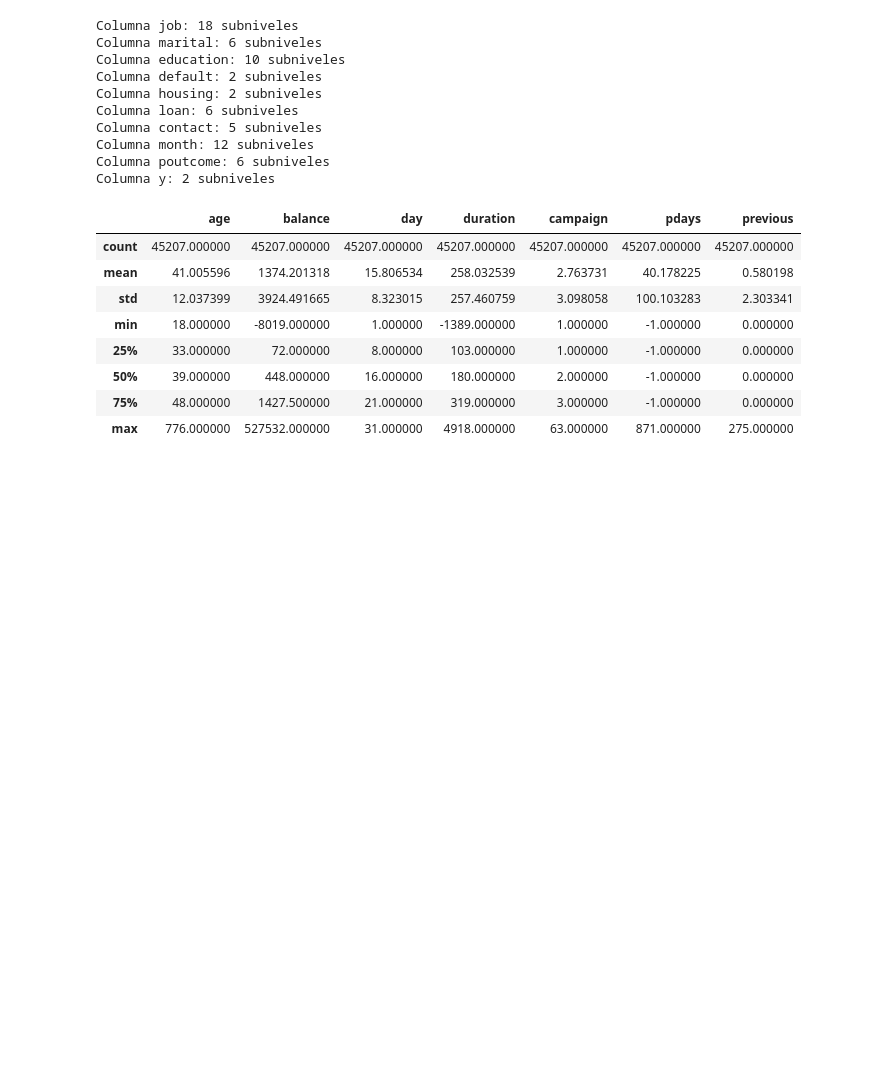
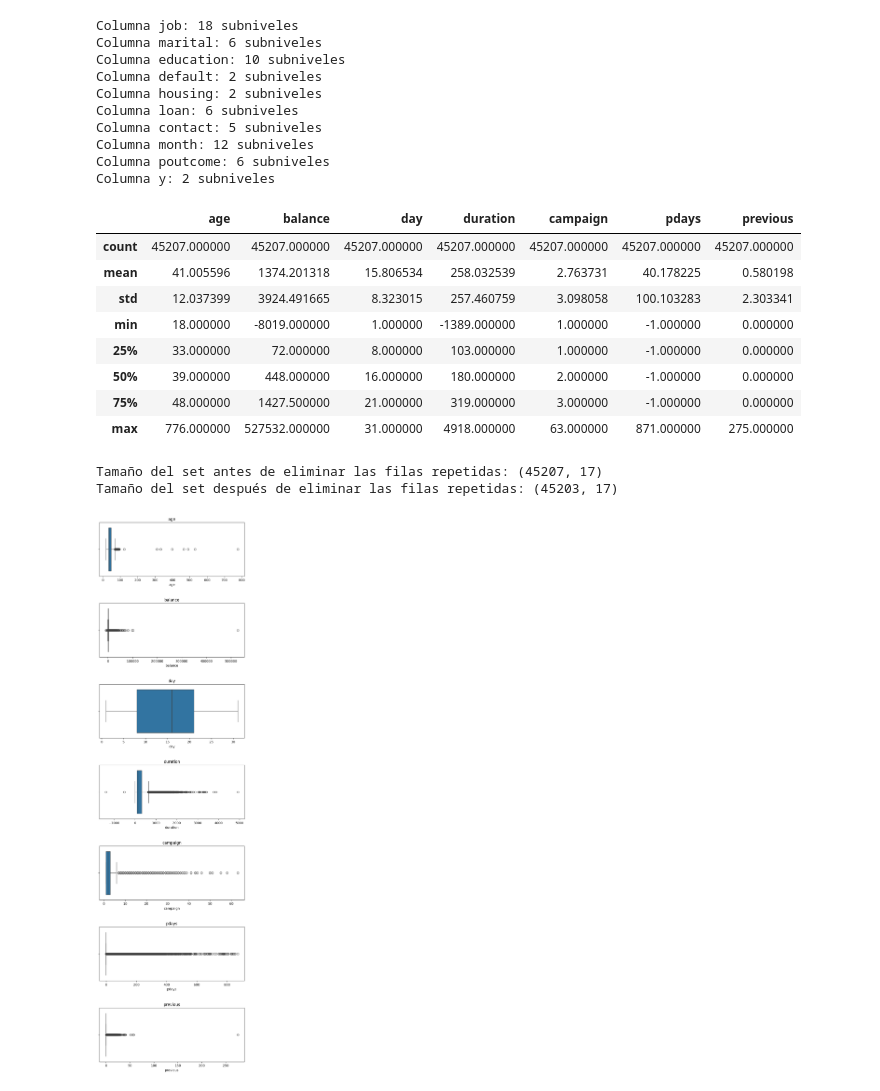
Before and after one commit to AndresYakuza/Limpieza_Datos, a Jupyter notebook: main.ipynb, the cells around one changed output. Cells and saved outputs as stored; diff of their text form; code cells hidden in the pictures; blank space fills up the shorter version.

Commit message:
Eliminacion de elementos y filas (no relevantes)

```diff
--- a/main.ipynb
+++ b/main.ipynb
@@ -94,3 +106,26 @@ data.describe()
 | 50% | 39.000000 | 448.000000 | 16.000000 | 180.000000 | 2.000000 | -1.000000 | 0.000000 |
 | 75% | 48.000000 | 1427.500000 | 21.000000 | 319.000000 | 3.000000 | -1.000000 | 0.000000 |
 | max | 776.000000 | 527532.000000 | 31.000000 | 4918.000000 | 63.000000 | 871.000000 | 275.000000 |
+# %%
+#Filas repetidas
+print(f'Tamaño del set antes de eliminar las filas repetidas: {data.shape}')
+data.drop_duplicates(inplace=True)
+print(f'Tamaño del set después de eliminar las filas repetidas: {data.shape}')
+# %% [output]
+Tamaño del set antes de eliminar las filas repetidas: (45207, 17)
+Tamaño del set después de eliminar las filas repetidas: (45203, 17)
+# %%
+# Outliers en las variables numéricas
+# Generar gráficas individuales pues las variables numéricas
+# están en rangos diferentes
+cols_num = ['age', 'balance', 'day', 'duration', 'campaign',
+            'pdays', 'previous']
+
+fig, ax = plt.subplots(nrows=7, ncols=1, figsize=(8,30))
+fig.subplots_adjust(hspace=0.5)
+
+for i, col in enumerate(cols_num):
+    sns.boxplot(x=col, data=data, ax=ax[i])
+    ax[i].set_title(col)
+# %% [output]
+[figure, added]
```
Also changed, not shown: parts of 3 cells of this notebook, 1 other file.
